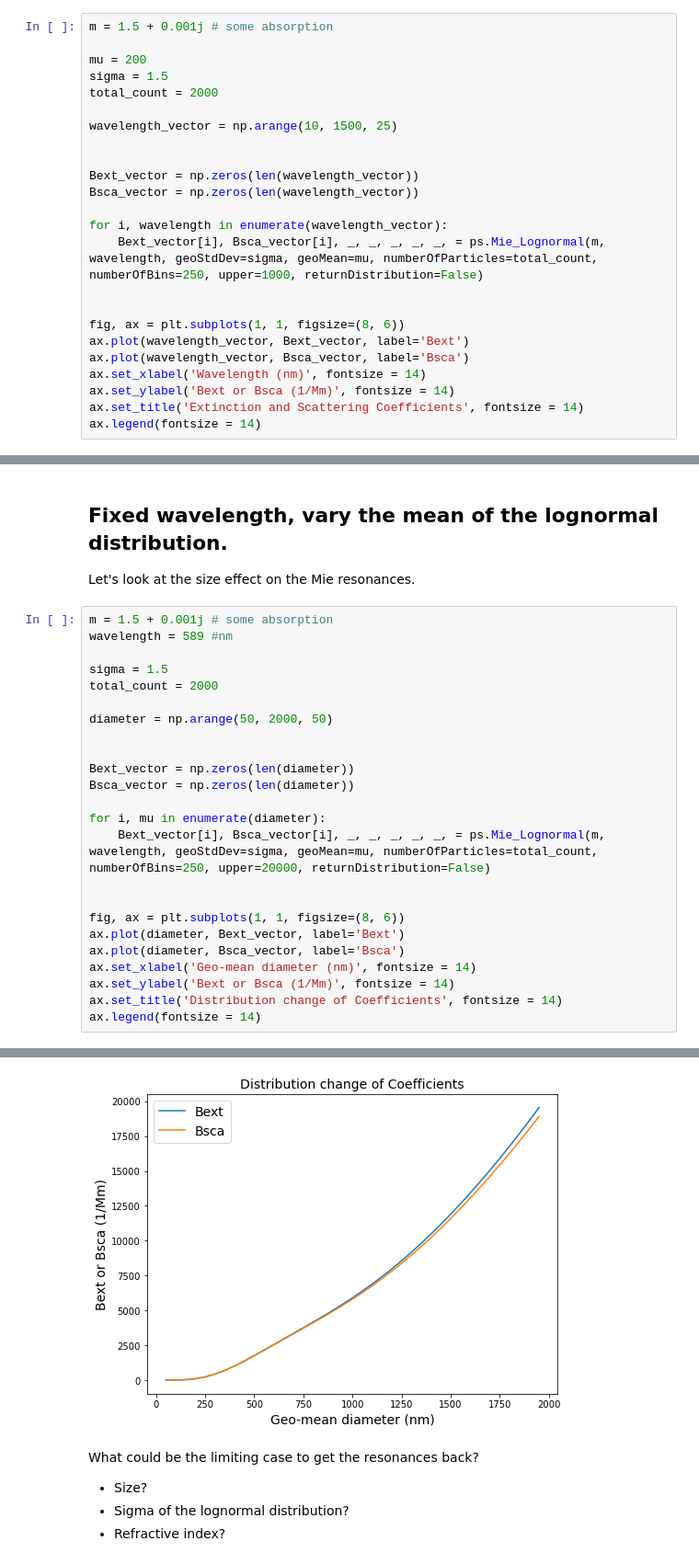
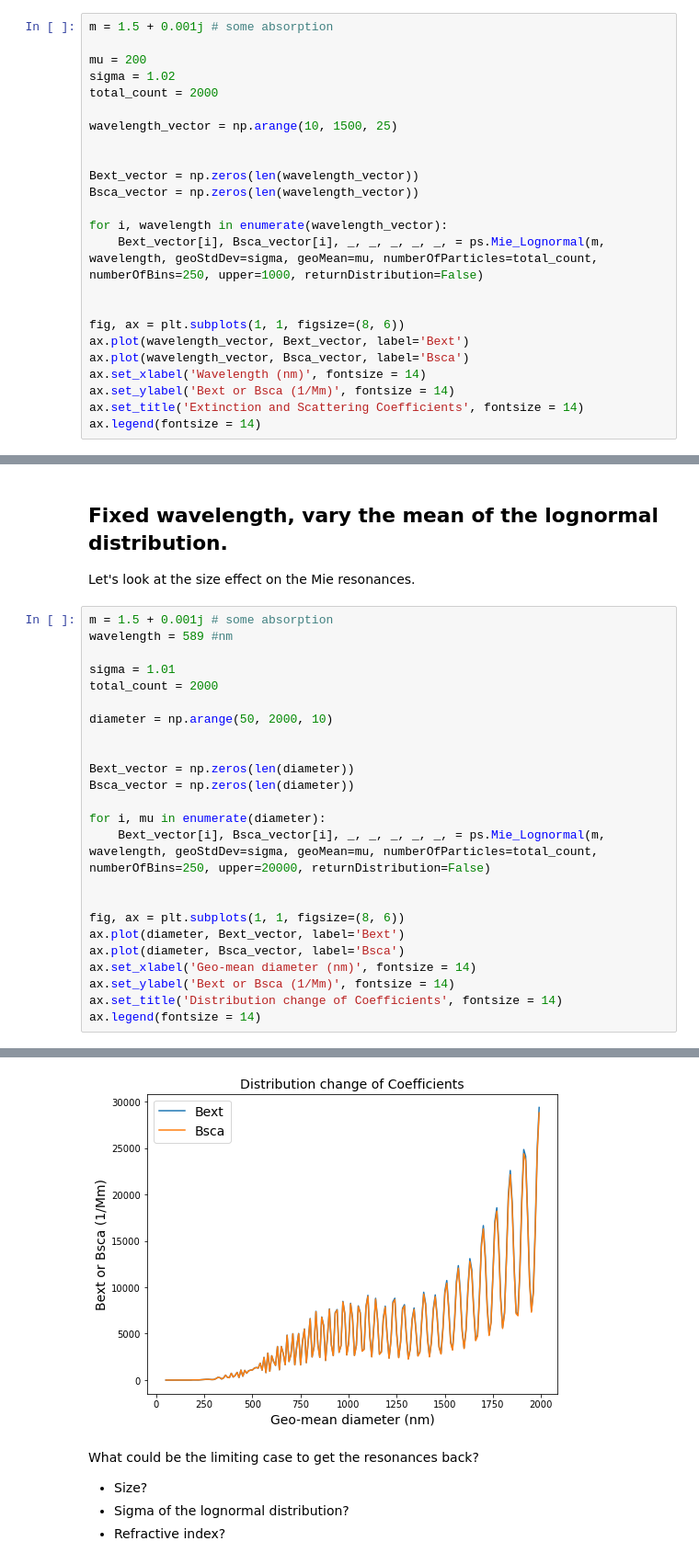
Before and after one commit to Gorkowski/Atmospheric_Science_Class, a Jupyter notebook: Classes/Part2/Lec9_Mie.ipynb, the cells around one changed output, grey strips where cells are left out. Shown: that part at 92% size. Saved outputs shown, nothing was run; the diff lists cells and outputs as text.

```diff
--- a/Classes/Part2/Lec9_Mie.ipynb
+++ b/Classes/Part2/Lec9_Mie.ipynb
@@ -440,7 +443,7 @@ Now with the lognormal distribution, lets do a wavelength scan, like we did befo
 m = 1.5 + 0.001j # some absorption
 
 mu = 200
-sigma = 1.5
+sigma = 1.02
 total_count = 2000
 
 wavelength_vector = np.arange(10, 1500, 25)
@@ -493,30 +496,30 @@ Let's look at the size effect on the Mie resonances.
 # %%
 m = 1.5 + 0.001j # some absorption
 wavelength = 589 #nm
 
-sigma = 1.5
+sigma = 1.01
 total_count = 2000
 
-diameter = np.arange(50, 2000, 50)
+diameter = np.arange(50, 2000, 10)
 
 
 Bext_vector = np.zeros(len(diameter))
 Bsca_vector = np.zeros(len(diameter))
 
 for i, mu in enumerate(diameter):
     Bext_vector[i], Bsca_vector[i], _, _, _, _, _, = ps.Mie_Lognormal(m, wavelength, geoStdDev=sigma, geoMean=mu, numberOfParticles=total_count, numberOfBins=250, upper=20000, returnDistribution=False)
 
 
 fig, ax = plt.subplots(1, 1, figsize=(8, 6))
 ax.plot(diameter, Bext_vector, label='Bext')
 ax.plot(diameter, Bsca_vector, label='Bsca')
 ax.set_xlabel('Geo-mean diameter (nm)', fontsize = 14)
 ax.set_ylabel('Bext or Bsca (1/Mm)', fontsize = 14)
 ax.set_title('Distribution change of Coefficients', fontsize = 14)
 ax.legend(fontsize = 14)
 # %% [output]
 <matplotlib.legend.Legend at 0x...>
-[figure, old version]
+[figure, new version]
 # %% [markdown]
 What could be the limiting case to get the resonances back?
 * Size?
```
Also changed, not shown: parts of 20 cells of this notebook.
